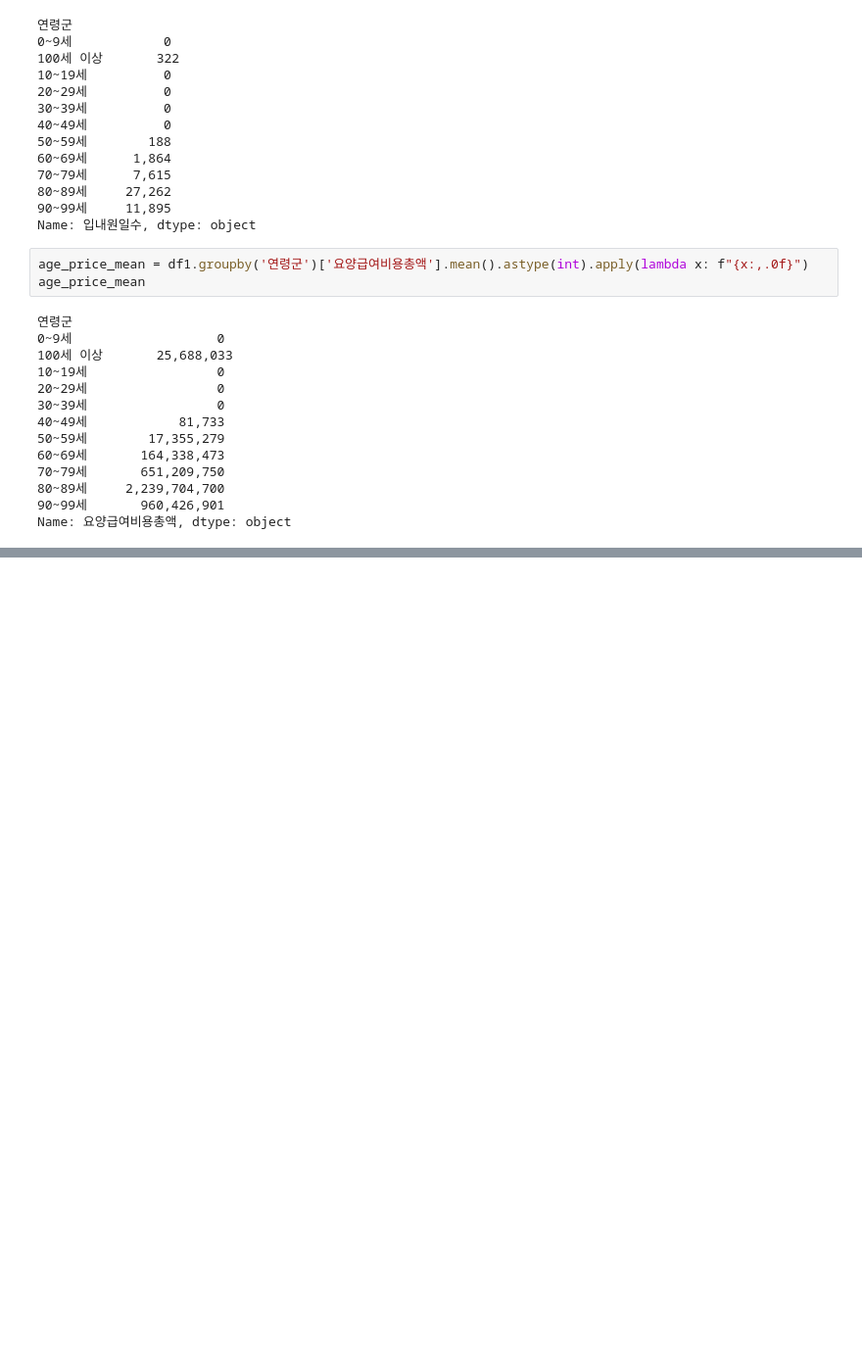
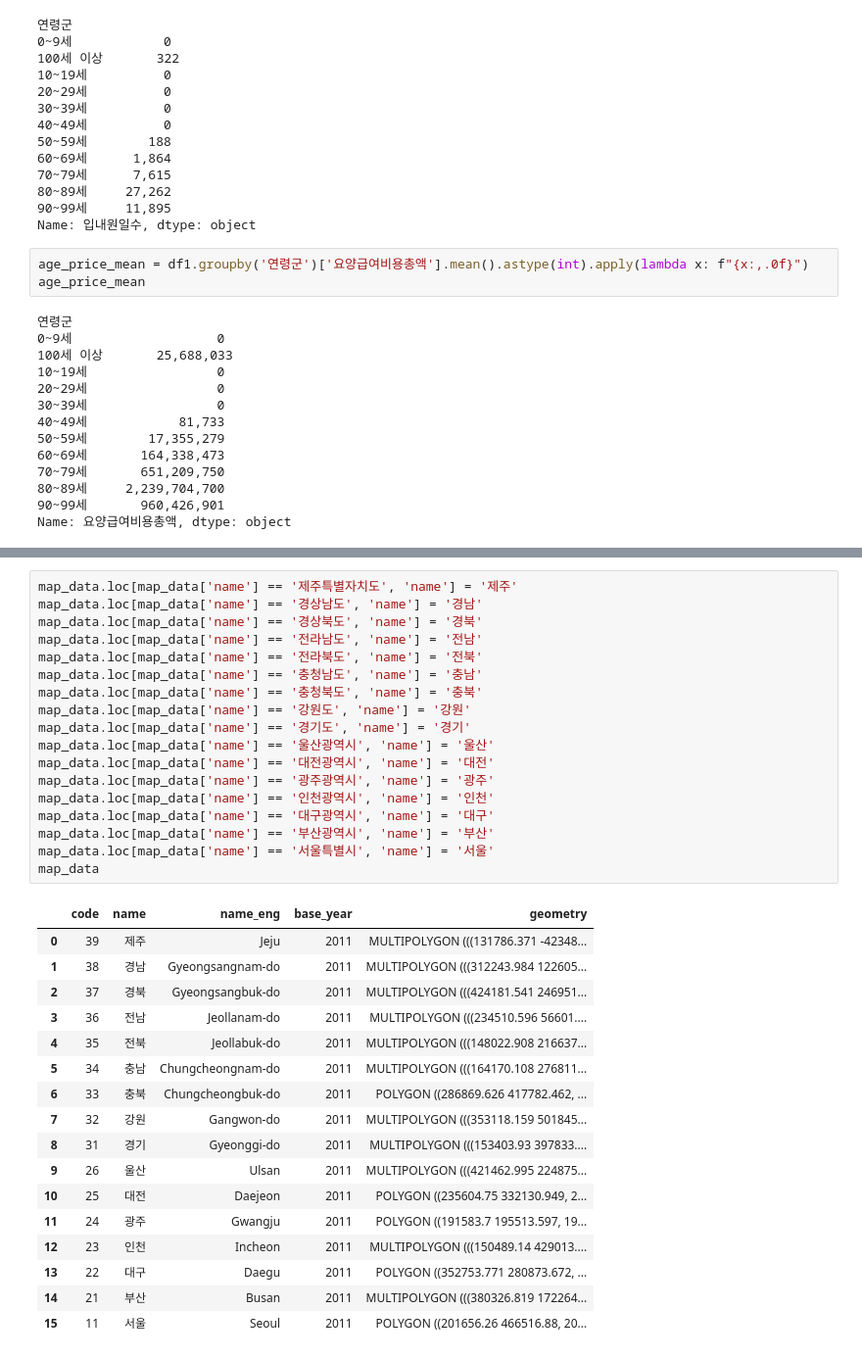
Before and after one commit to EastOst/Dementia_info, a Jupyter notebook: main.ipynb, the cells around one changed output, grey strips where cells are left out. Shown at 98% size. Cells and saved outputs as stored; diff of their text form; blank space fills up the shorter version.

```diff
--- a/main.ipynb
+++ b/main.ipynb
@@ -228,0 +217,36 @@ price_per_person_city
+# %%
+map_data.loc[map_data['name'] == '제주특별자치도', 'name'] = '제주'
+map_data.loc[map_data['name'] == '경상남도', 'name'] = '경남'
+map_data.loc[map_data['name'] == '경상북도', 'name'] = '경북'
+map_data.loc[map_data['name'] == '전라남도', 'name'] = '전남'
+map_data.loc[map_data['name'] == '전라북도', 'name'] = '전북'
+map_data.loc[map_data['name'] == '충청남도', 'name'] = '충남'
+map_data.loc[map_data['name'] == '충청북도', 'name'] = '충북'
+map_data.loc[map_data['name'] == '강원도', 'name'] = '강원'
+map_data.loc[map_data['name'] == '경기도', 'name'] = '경기'
+map_data.loc[map_data['name'] == '울산광역시', 'name'] = '울산'
+map_data.loc[map_data['name'] == '대전광역시', 'name'] = '대전'
+map_data.loc[map_data['name'] == '광주광역시', 'name'] = '광주'
+map_data.loc[map_data['name'] == '인천광역시', 'name'] = '인천'
+map_data.loc[map_data['name'] == '대구광역시', 'name'] = '대구'
+map_data.loc[map_data['name'] == '부산광역시', 'name'] = '부산'
+map_data.loc[map_data['name'] == '서울특별시', 'name'] = '서울'
+map_data
+# %% [output]
+|  | code | name | name_eng | base_year | geometry |
+| 0 | 39 | 제주 | Jeju | 2011 | MULTIPOLYGON (((131786.371 -42348... |
+| 1 | 38 | 경남 | Gyeongsangnam-do | 2011 | MULTIPOLYGON (((312243.984 122605... |
+| 2 | 37 | 경북 | Gyeongsangbuk-do | 2011 | MULTIPOLYGON (((424181.541 246951... |
+| 3 | 36 | 전남 | Jeollanam-do | 2011 | MULTIPOLYGON (((234510.596 56601.... |
+| 4 | 35 | 전북 | Jeollabuk-do | 2011 | MULTIPOLYGON (((148022.908 216637... |
+| 5 | 34 | 충남 | Chungcheongnam-do | 2011 | MULTIPOLYGON (((164170.108 276811... |
+| 6 | 33 | 충북 | Chungcheongbuk-do | 2011 | POLYGON ((286869.626 417782.462, ... |
+| 7 | 32 | 강원 | Gangwon-do | 2011 | MULTIPOLYGON (((353118.159 501845... |
+| 8 | 31 | 경기 | Gyeonggi-do | 2011 | MULTIPOLYGON (((153403.93 397833.... |
+| 9 | 26 | 울산 | Ulsan | 2011 | MULTIPOLYGON (((421462.995 224875... |
+| 10 | 25 | 대전 | Daejeon | 2011 | POLYGON ((235604.75 332130.949, 2... |
+| 11 | 24 | 광주 | Gwangju | 2011 | POLYGON ((191583.7 195513.597, 19... |
+| 12 | 23 | 인천 | Incheon | 2011 | MULTIPOLYGON (((150489.14 429013.... |
+| 13 | 22 | 대구 | Daegu | 2011 | POLYGON ((352753.771 280873.672, ... |
+| 14 | 21 | 부산 | Busan | 2011 | MULTIPOLYGON (((380326.819 172264... |
+| 15 | 11 | 서울 | Seoul | 2011 | POLYGON ((201656.26 466516.88, 20... |
```
Also changed, not shown: parts of 6 cells of this notebook, 4 other files.
